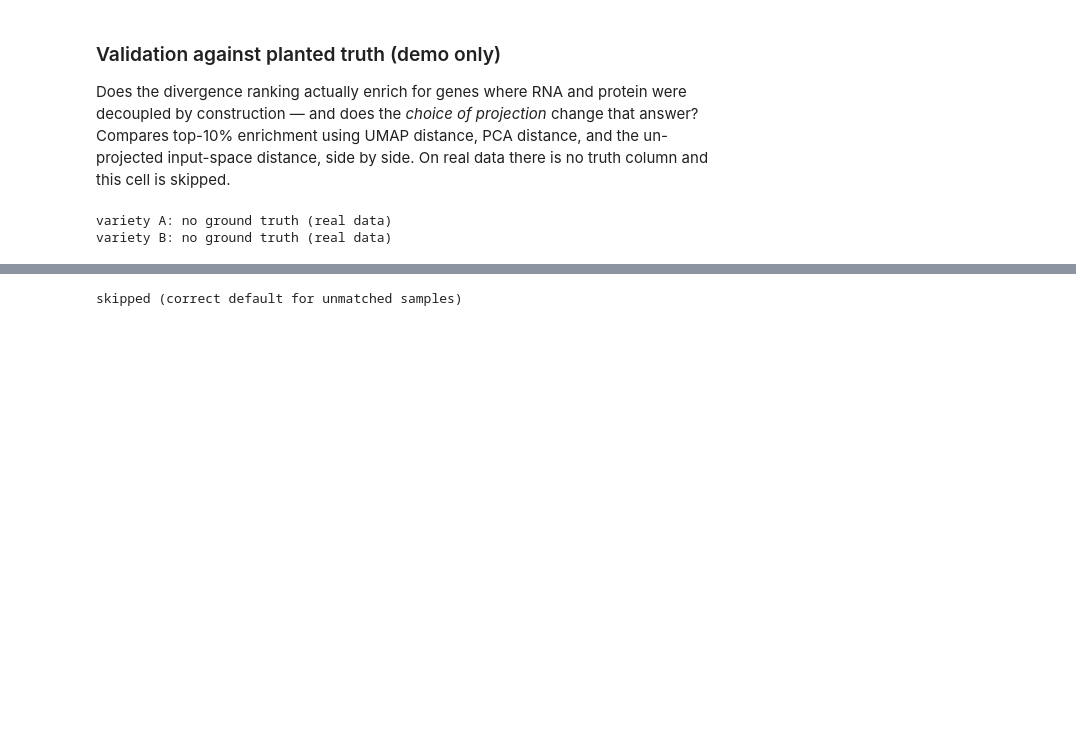
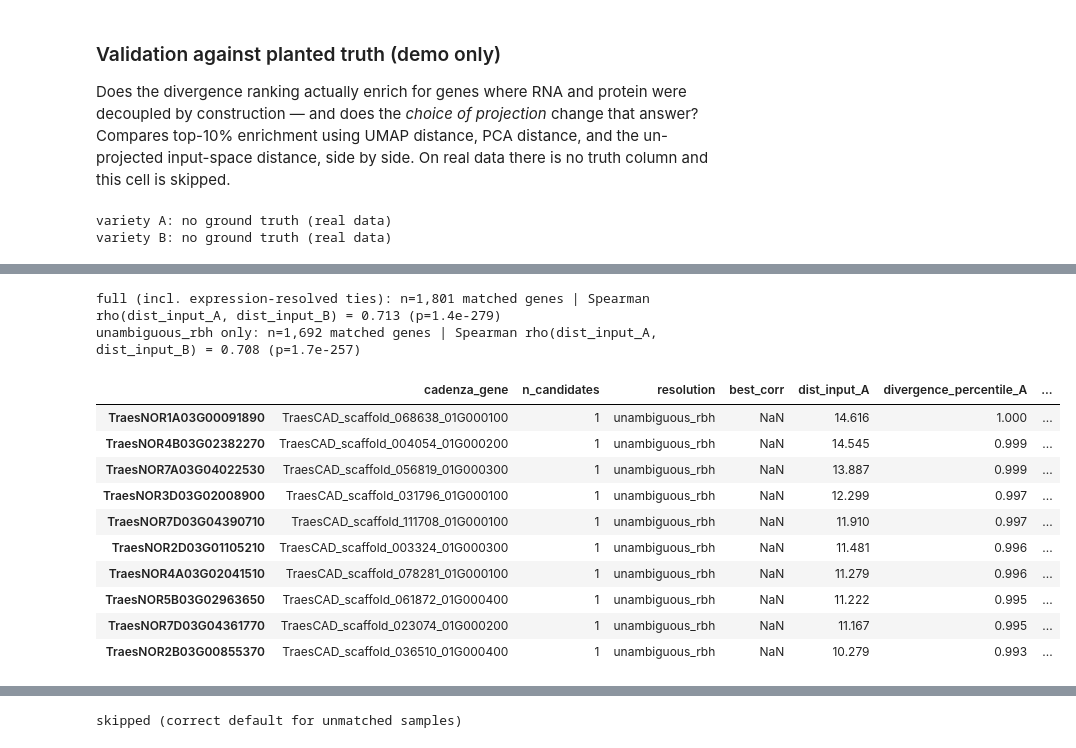
Before and after one commit to KristinaGagalova/autoencoders-test, a Jupyter notebook: rna_protein_umap_shared_space.ipynb, the cells around one changed output, grey strips where cells are left out. Cells and saved outputs as stored; diff of their text form; code cells hidden in the pictures; blank space fills up the shorter version.

```diff
--- a/rna_protein_umap_shared_space.ipynb
+++ b/rna_protein_umap_shared_space.ipynb
@@ -612,0 +760,37 @@ variety B: no ground truth (real data)
+# %%
+def cross_species_table(ortho, dist_a, dist_b, resolution=None):
+    cols = ["dist_input", "divergence_percentile", "cosine_similarity"]
+    t = ortho if resolution is None else ortho[ortho["resolution"] == resolution]
+    t = t.join(dist_a[cols].add_suffix("_A"), how="inner")
+    t = t.join(dist_b[cols].add_suffix("_B"), on="cadenza_gene", how="inner")
+    return t
+
+full_tbl  = cross_species_table(ORTHO, DIST["A"], DIST["B"])
+unamb_tbl = cross_species_table(ORTHO, DIST["A"], DIST["B"],
+                                resolution="unambiguous_rbh")
+
+for name, tbl in [("full (incl. expression-resolved ties)", full_tbl),
+                   ("unambiguous_rbh only", unamb_tbl)]:
+    if len(tbl) < 3:
+        print(f"{name}: too few matched pairs ({len(tbl)}) to correlate")
+        continue
+    rho, p = stats.spearmanr(tbl["dist_input_A"], tbl["dist_input_B"])
+    print(f"{name}: n={len(tbl):,} matched genes | "
+          f"Spearman rho(dist_input_A, dist_input_B) = {rho:.3f} (p={p:.2g})")
+
+full_tbl.to_csv(OUT / "cross_species_divergence.csv")
+display(full_tbl.sort_values("dist_input_A", ascending=False).head(10).round(3))
+# %% [output]
+full (incl. expression-resolved ties): n=1,801 matched genes | Spearman rho(dist_input_A, dist_input_B) = 0.713 (p=1.4e-279)
+unambiguous_rbh only: n=1,692 matched genes | Spearman rho(dist_input_A, dist_input_B) = 0.708 (p=1.7e-257)
+|  | cadenza_gene | n_candidates | resolution | best_corr | dist_input_A | divergence_percentile_A | ... |
+| TraesNOR1A03G00091890 | TraesCAD_scaffold_068638_01G000100 | 1 | unambiguous_rbh | NaN | 14.616 | 1.000 | ... |
+| TraesNOR4B03G02382270 | TraesCAD_scaffold_004054_01G000200 | 1 | unambiguous_rbh | NaN | 14.545 | 0.999 | ... |
+| TraesNOR7A03G04022530 | TraesCAD_scaffold_056819_01G000300 | 1 | unambiguous_rbh | NaN | 13.887 | 0.999 | ... |
+| TraesNOR3D03G02008900 | TraesCAD_scaffold_031796_01G000100 | 1 | unambiguous_rbh | NaN | 12.299 | 0.997 | ... |
+| TraesNOR7D03G04390710 | TraesCAD_scaffold_111708_01G000100 | 1 | unambiguous_rbh | NaN | 11.910 | 0.997 | ... |
+| TraesNOR2D03G01105210 | TraesCAD_scaffold_003324_01G000300 | 1 | unambiguous_rbh | NaN | 11.481 | 0.996 | ... |
+| TraesNOR4A03G02041510 | TraesCAD_scaffold_078281_01G000100 | 1 | unambiguous_rbh | NaN | 11.279 | 0.996 | ... |
+| TraesNOR5B03G02963650 | TraesCAD_scaffold_061872_01G000400 | 1 | unambiguous_rbh | NaN | 11.222 | 0.995 | ... |
+| TraesNOR7D03G04361770 | TraesCAD_scaffold_023074_01G000200 | 1 | unambiguous_rbh | NaN | 11.167 | 0.995 | ... |
+| TraesNOR2B03G00855370 | TraesCAD_scaffold_036510_01G000400 | 1 | unambiguous_rbh | NaN | 10.279 | 0.993 | ... |
```
Also changed, not shown: parts of 7 cells of this notebook, 1 other file.
